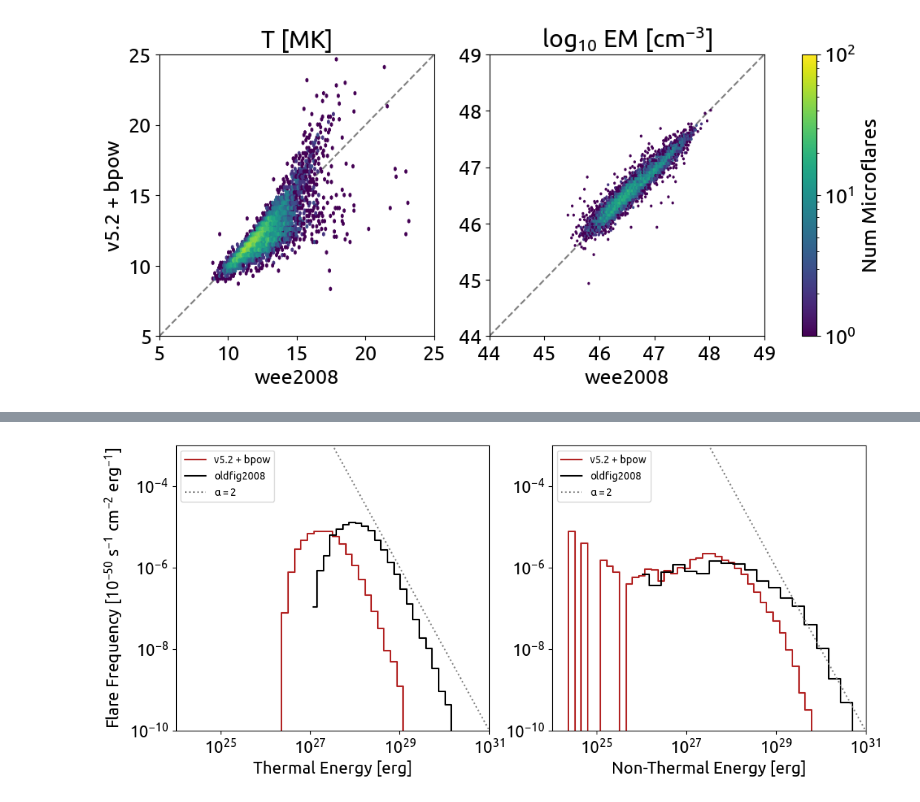
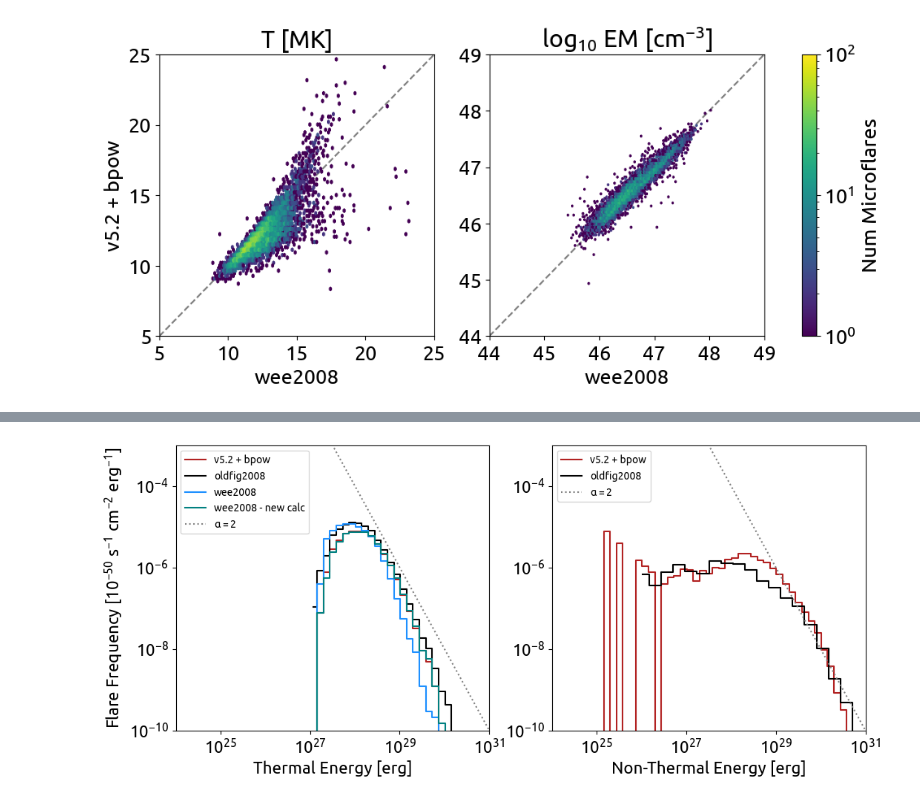
Before and after one commit to ianan/wee_2024, a Jupyter notebook: compare_freqdist.ipynb, the cells around one changed output, grey strips where cells are left out. Cells and saved outputs as stored; diff of their text form; code cells hidden in the pictures.

```diff
--- a/compare_freqdist.ipynb
+++ b/compare_freqdist.ipynb
@@ -55,6 +56,7 @@ wt=res["SAVEGEN0"]["ENG_TH"]
 
 # Thermal energy calc using standard formula
 wt_b05 = 3*np.sqrt(em_b05*vol)*k*(tmk_b05*1e6)*1e7
+wtv=3*np.sqrt(em*vol)*k*(tmk*1e6)*1e7
 
 # For Non-thermal power*16 use the approx to get Ec then use standard formula for photon spec fit
 def ebtoec(eb,gam):
@@ -131,8 +133,14 @@ factor=2*3.14*(6.955e10)**2*tdiff*mnfrac/1e50
 
 hth_b05, xat=np.histogram(np.log10(wt_b05[idgsgdth]),bins=nbs,range=(mina,maxa))
 ewidt=np.array([10**(xat[i+1])-10**(xat[i]) for i in range(nbs)])
-midsat=np.array([0.5*(10**(xat[i+1])-10**(xat[i])) for i in range(nbs)])
+midsat=np.array([0.5*(10**(xat[i+1])+10**(xat[i])) for i in range(nbs)])
 fhth_b05=hth_b05/(ewidt*factor)
+
+hth_wt, xat=np.histogram(np.log10(wt[idgsgdth]),bins=nbs,range=(mina,maxa))
+fhth_wt=hth_wt/(ewidt*factor)
+
+hth_wtv, xat=np.histogram(np.log10(wtv[idgsgdth]),bins=nbs,range=(mina,maxa))
+fhth_wtv=hth_wtv/(ewidt*factor)
 
 hnt_b05, xat=np.histogram(np.log10(wn_b05[idgsgdth]),bins=nbs,range=(mina,maxa))
 fhnt_b05=hnt_b05/(ewidt*factor)
@@ -167,35 +231,38 @@ plt.rc('font', family='sans-serif', weight='normal', size=16)
 fig,axs=plt.subplots(1,2,figsize=(12,5))
 axs[0].step(midsat,fhth_b05,where='mid',color='firebrick',label='v5.2 + bpow')
 axs[0].step(htmid,hth,where='mid',color='black',label='oldfig2008')
+axs[0].step(midsat,fhth_wt,where='mid',color='dodgerblue',label='wee2008')
+axs[0].step(midsat,fhth_wtv,where='mid',color='teal',label='wee2008 - new calc')
+
 # Example -2 line for comparison
 xl=np.array([1e22,1e33])
 axs[0].plot(xl,10**(52-2*np.log10(xl)),color='grey',ls='dotted',label=r'$\alpha=2$')
 axs[0].set_yscale('log')
 axs[0].set_xscale('log')
 axs[0].set_xlabel('Thermal Energy [erg]')
 axs[0].set_ylabel('Flare Frequency [10$^{-50}$ s$^{-1}$ cm$^{-2}$ erg$^{-1}$]')
 axs[0].set_xlim(xrl)
 axs[0].set_ylim(yrl)
 axs[0].legend(loc=2,prop={'size': 10})
 
 # #############################################
 # Plot the non-thermal enegrgy frequency distribution
 axs[1].step(midsat,fhnt_b05,where='mid',color='firebrick',label='v5.2 + bpow')
 axs[1].step(hnmid,hec,where='mid',color='black',label='oldfig2008')
 # Example -2 line for comparison
 xl=np.array([1e22,1e33])
 axs[1].plot(xl,10**(52-2*np.log10(xl)),color='grey',ls='dotted',label=r'$\alpha=2$')
 axs[1].set_yscale('log')
 axs[1].set_xscale('log')
 axs[1].set_xlabel('Non-Thermal Energy [erg]')
 # axs[1].set_ylabel('Flare Frequency [10$^{-50}$ s$^{-1}$ cm$^{-2}$ erg$^{-1}$]')
 axs[1].set_xlim(xrl)
 axs[1].set_ylim(yrl)
 
 axs[1].legend(loc=2,prop={'size': 10})
 plt.show()
 # %% [output]
-[figure, old version]
+[figure, new version]
 # %%
 # - The discrepancy between the volumes and one used for the Wt given in the old file
 # - The discrepancy between the frequency distribution of the Wt from the old plot
```
Also changed, not shown: parts of 5 cells of this notebook, 7 other files.
